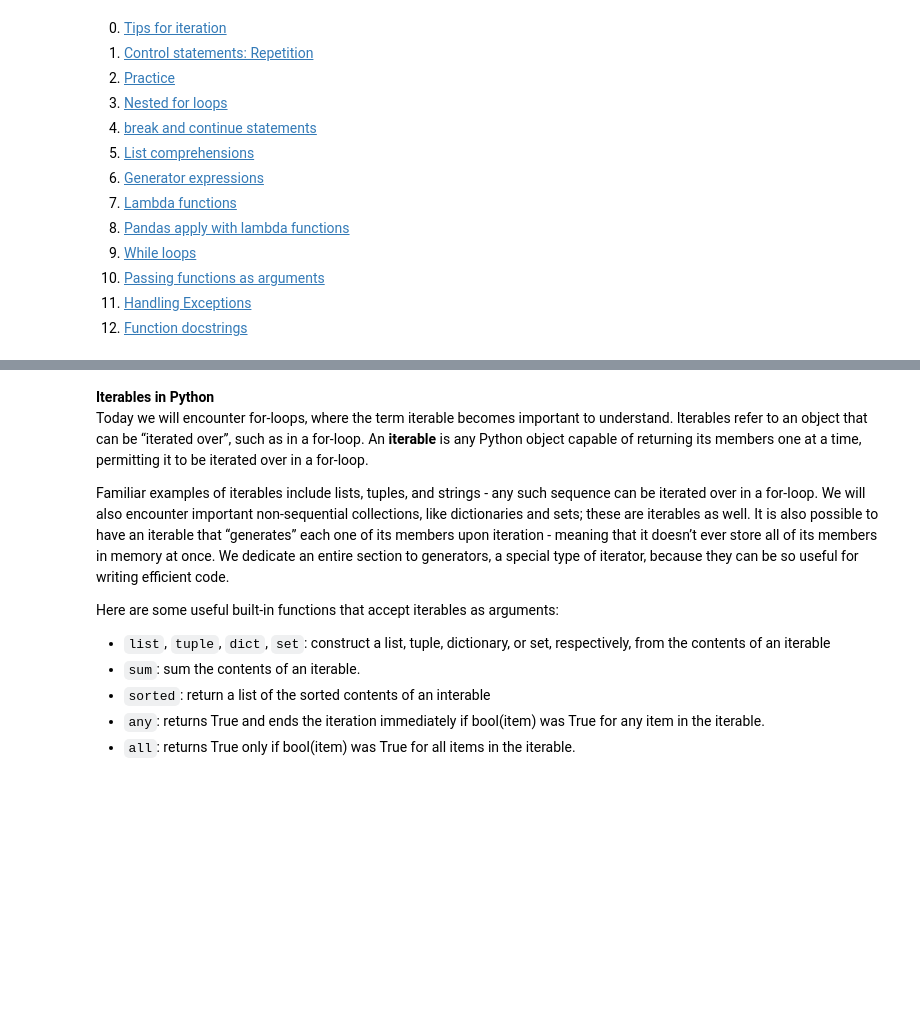
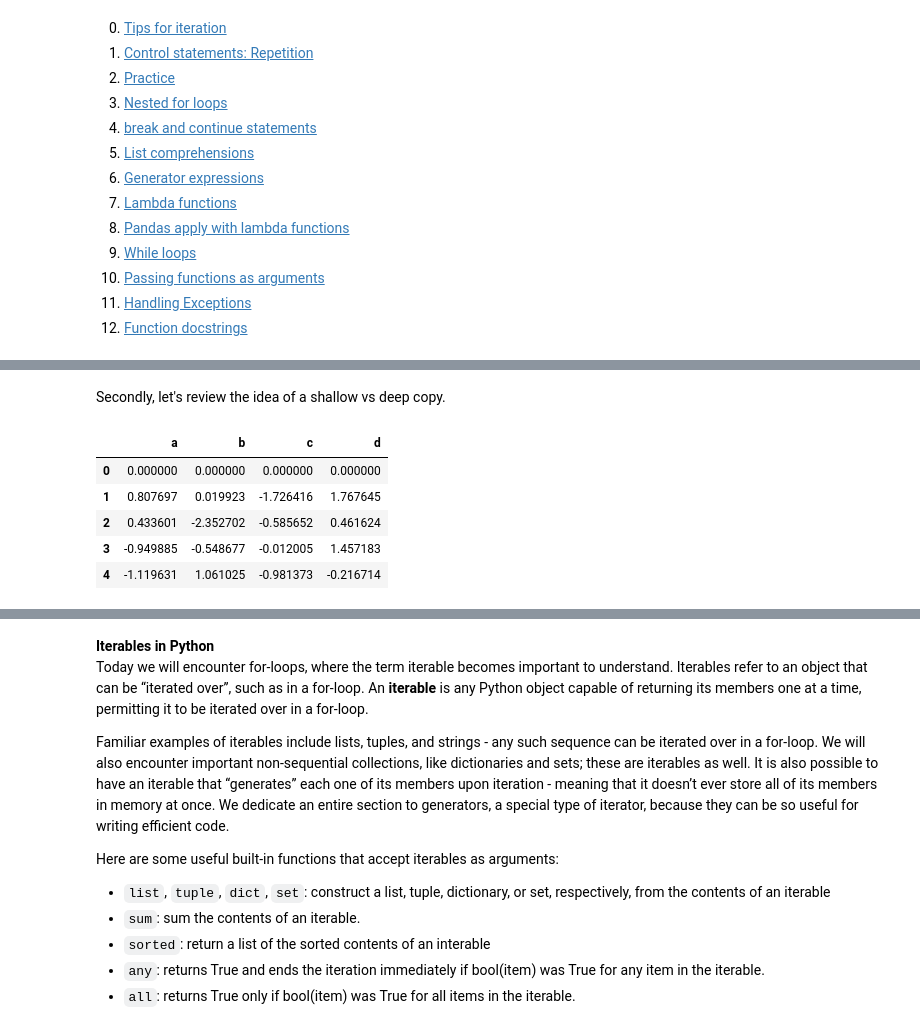
Before and after one commit to luluhuang527/QMSS-GR5072-Spring2025, a Jupyter notebook: Week 6/Programs/week06.ipynb, the cells around one changed output, grey strips where cells are left out. Saved outputs shown, nothing was run; the diff lists cells and outputs as text; code cells hidden in the pictures; blank space fills up the shorter version.

```diff
--- a/Week 6/Programs/week06.ipynb
+++ b/Week 6/Programs/week06.ipynb
@@ -25,0 +41,25 @@ import seaborn as sns
+# %% [markdown]
+Secondly, let's review the idea of a shallow vs deep copy.
+# %%
+# Generate random test data with a standard normal distribution, X ~ N(0, 1)
+rng = np.random.default_rng(seed=3252)
+
+a = rng.standard_normal(10)
+b = rng.standard_normal(10)
+c = rng.standard_normal(10)
+d = rng.standard_normal(10)
+
+the_dict = {'a':a,'b':b,'c':c,'d':d}
+
+df = pd.DataFrame(the_dict)
+df2 = df[['a','b','c','d']]  # Creates deep copy ! So you don't have to explicitly call the .copy() method in this way
+df3 = df                     # Creates shallow copy
+df3.iloc[0] = 0
+df.head()                    # Changes to df3 affect df!
+# %% [output]
+|  | a | b | c | d |
+| 0 | 0.000000 | 0.000000 | 0.000000 | 0.000000 |
+| 1 | 0.807697 | 0.019923 | -1.726416 | 1.767645 |
+| 2 | 0.433601 | -2.352702 | -0.585652 | 0.461624 |
+| 3 | -0.949885 | -0.548677 | -0.012005 | 1.457183 |
+| 4 | -1.119631 | 1.061025 | -0.981373 | -0.216714 |
```
Also changed, not shown: parts of 46 cells of this notebook, 1 other file.
